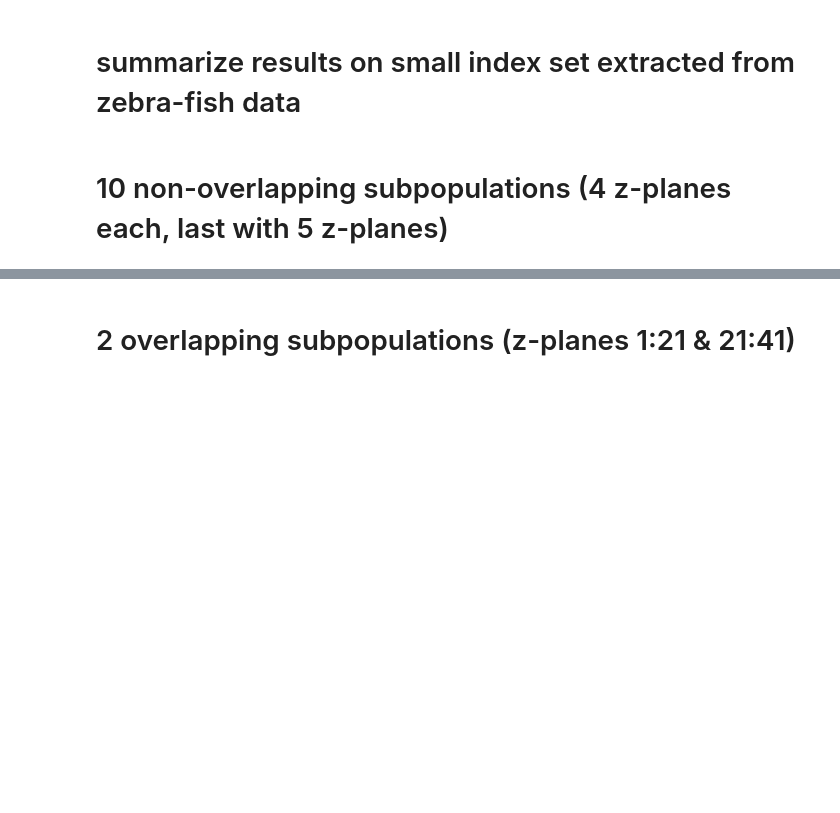
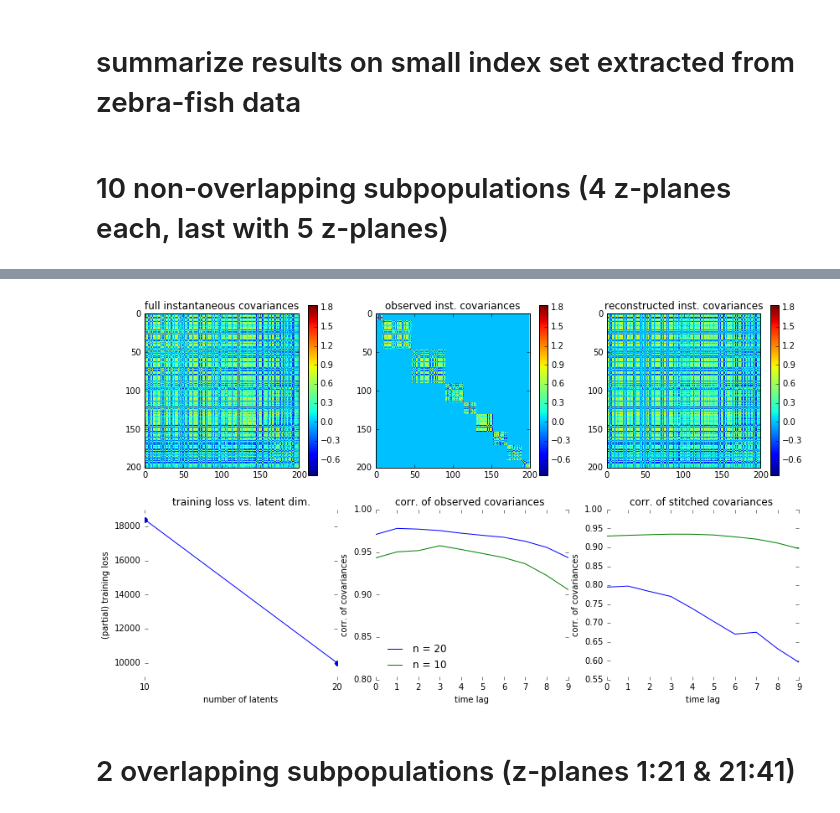
Before and after one commit to mackelab/le_stitch, a Jupyter notebook: python/dev/summarize_zebrafish_idx_small.ipynb, the cells around one changed output, grey strips where cells are left out. Drawn from its saved outputs; the diff is of its cells as text; code cells hidden in the pictures; blank space fills up the shorter version.

Commit message:
Update on notebook for zebrafish data, small index set.

```diff
--- a/python/dev/summarize_zebrafish_idx_small.ipynb
+++ b/python/dev/summarize_zebrafish_idx_small.ipynb
@@ -13,10 +13,10 @@ from ssidid.SSID_Hankel_loss import run_bad, plot_slim, print_slim, f_l2_Hankel_
 from ssidid.utility import get_subpop_stats, gen_data
 from ssidid import ObservationScheme
 from subtracking import Grouse, calc_subspace_proj_error
-
+from ssidid import progprint_xrange
 
 run = '_10sp'
-ns = (10,20)
+ns = (20,10)
 
 #data_path = '../fits/lsfm/grid_quick/'
 data_path = '/media/marcel/636f7b46-1fd1-4600-b69e-86d2ed82002c/stitching/hankel/zebrafish/'
@@ -55,6 +55,7 @@ def get_corrs(Qs,Om,lag_range,pars,idx_a,idx_b,traces,mmap):
 obs_corrs = np.zeros((len(ns), len(lag_range)))
 stc_corrs = np.zeros((len(ns), len(lag_range)))
 loss      = np.zeros( len(ns) )
+
 for ni in range(len(ns)):
 
     n = ns[ni]
@@ -66,17 +67,26 @@ for ni in range(len(ns)):
     pars_true, pars_est, obs_scheme = load_file['pars_true'], load_file['pars_est'],load_file['obs_scheme']
     W = load_file['W']
     W = obs_scheme.comp_coocurrence_weights(lag_range, sso=True, idx_a=idx_a, idx_b=idx_b) if W is None else W
+    y = np.memmap(data_path+'y_small', dtype=np.float, mode='r', shape=(T,p))
+
     if ni == 0:
-        Qs = load_file['Qs']
-        Om=  load_file['Om']
-        idx_a, idx_b = load_file['idx_a'], load_file['idx_b']
-    y = np.memmap(data_path+'y_small', dtype=np.float, mode='r', shape=(T,p))
+        tmp = np.round([2000/p * len(sub_pop) for sub_pop in obs_scheme.sub_pops]).astype(np.int)
+        idx_a = np.hstack([np.sort(np.random.choice(obs_scheme.sub_pops[i], tmp[i], replace=False) ) for i in range(len(tmp))])
+        idx_b = idx_a.copy()
+        del tmp
+        y = np.memmap(data_path+'y_small', dtype=np.float, mode='r', shape=(T,p))
+        from ssidid.SSID_Hankel_loss import f_l2_Hankel_comp_Q_Om
+        W = obs_scheme.comp_coocurrence_weights(lag_range, sso=True, idx_a=idx_a, idx_b=idx_b)
+        Qs, Om = f_l2_Hankel_comp_Q_Om(n=n,y=y,lag_range=lag_range,obs_scheme=obs_scheme,
+                              idx_a=idx_a,idx_b=idx_b,W=W,sso=True,
+                              mmap=mmap,data_path=data_path,ts=None,ms=None)
+        del y
 
     print('(T,p,n)', (T,p,n))
 
 
-    for i in range(0,len(sub_pops),2):
-        pars_est['C'][sub_pops[i],:] *=-1
+    for i in range(0,len(obs_scheme.sub_pops),2):
+        pars_est['C'][obs_scheme.sub_pops[i],:] *=-1
 
     for m in range(1,len(lag_range),2):
         pars_est['X'][m*n:(m+1)*n,:] *= -1
@@ -99,6 +109,7 @@ for ni in range(len(ns)):
         y_ = np.memmap(data_path+'y_' + idx_str + '_zscore', dtype=np.float, mode='r', shape=(T,p))
         Qgd = np.cov(y_[np.ix_(np.arange(m, T-kl_+m), idx_a)].T,
                      y_[np.ix_(np.arange(0, T-kl_),   idx_a)].T)[:len(idx_a),len(idx_b):]
+        del y_
         Qest = pars_est['C'][idx_a,:].dot(pars_est['X'][m*n:(m+1)*n,:]).dot(pars_est['C'][idx_b,:].T)
         if lag_range[m] == 0 and np.all(idx_a == idx_b):
             Qest += np.diag(pars_est['R'][idx_a])
@@ -136,10 +165,10 @@ plt.grid('off')
 plt.title('full instantaneous covariances')
 
 plt.subplot(2,3,3)
-n, m = 20, 0
+n, m = 10, 0
 pars_est =  np.load(data_path + 'p160495n' + str(n) + 'T1200_10sp.npz')['arr_0'].tolist()['pars_est']
-for i in range(0,len(sub_pops),2):
-    pars_est['C'][sub_pops[i],:] *=-1
+for i in range(0,len(obs_scheme.sub_pops),2):
+    pars_est['C'][obs_scheme.sub_pops[i],:] *=-1
 for m in range(1,len(lag_range),2):
     pars_est['X'][m*n:(m+1)*n,:] *= -1
 Qest = pars_est['C'][idx_a,:].dot(pars_est['X'][:n,:]).dot(pars_est['C'][idx_b,:].T)
@@ -157,31 +186,33 @@ plt.subplot(2,3,2)
 plt.clim(clims[0], clims[1])
 plt.subplot(2,3,3)
 plt.clim(clims[0], clims[1])
 
 plt.subplot(2,3,4)
 plt.plot(ns, loss, 'o-')
 plt.ylabel('(partial) training loss')
-plt.xlabel('time lag')
+plt.xlabel('number of latents')
 plt.box('off')
 plt.title('training loss vs. latent dim.')
 plt.xticks(ns)
 
 plt.subplot(2,3,5)
 plt.plot(obs_corrs.T)
 plt.xlabel('time lag')
 plt.ylabel('corr. of covariances')
 plt.legend(['n = ' + str(n) for n in ns], loc=3, frameon=False)
 plt.box('off')
 plt.axis([0,np.max(lag_range), 0.8, 1.])
 plt.title('corr. of observed covariances ')
 
 plt.subplot(2,3,6)
 plt.plot(stc_corrs.T)
 plt.xlabel('time lag')
 plt.ylabel('corr. of covariances')
 #plt.legend(['n = ' + str(n) for n in ns], loc=3, frameon=False)
 plt.box('off')
 plt.axis([0,np.max(lag_range), .55, 1.])
 plt.title('corr. of stitched covariances ')
 plt.savefig(data_path + 'res_summary_10subpops_zebrafish_small.pdf')
 plt.show()
+# %% [output]
+[figure, added]
```
Also changed, not shown: parts of 2 cells of this notebook.
